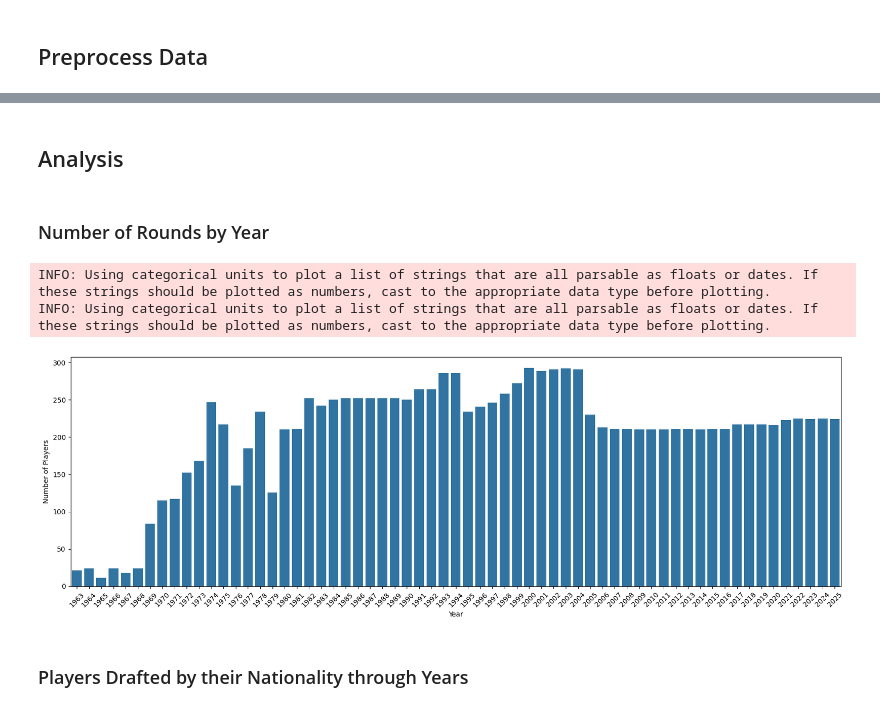
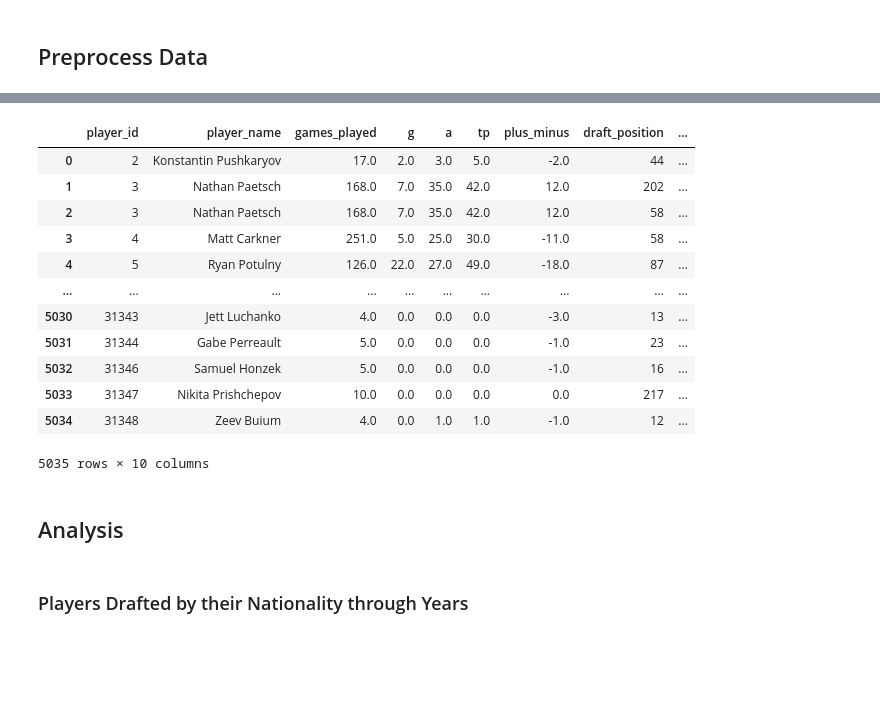
Before and after one commit to honzaz1234/elite, a Jupyter notebook: reports/drafts.ipynb, the cells around one changed output, grey strips where cells are left out. Saved outputs shown, nothing was run; the diff lists cells and outputs as text; code cells hidden in the pictures; blank space fills up the shorter version.

```diff
--- a/reports/drafts.ipynb
+++ b/reports/drafts.ipynb
@@ -126,23 +265,23 @@ draft_info[draft_info['draft_year'] == 1975]
+# %%
+player_stats_overall_nhl
+# %% [output]
+|  | player_id | player_name | games_played | g | a | tp | plus_minus | draft_position | ... |
+| 0 | 2 | Konstantin Pushkaryov | 17.0 | 2.0 | 3.0 | 5.0 | -2.0 | 44 | ... |
+| 1 | 3 | Nathan Paetsch | 168.0 | 7.0 | 35.0 | 42.0 | 12.0 | 202 | ... |
+| 2 | 3 | Nathan Paetsch | 168.0 | 7.0 | 35.0 | 42.0 | 12.0 | 58 | ... |
+| 3 | 4 | Matt Carkner | 251.0 | 5.0 | 25.0 | 30.0 | -11.0 | 58 | ... |
+| 4 | 5 | Ryan Potulny | 126.0 | 22.0 | 27.0 | 49.0 | -18.0 | 87 | ... |
+| ... | ... | ... | ... | ... | ... | ... | ... | ... | ... |
+| 5030 | 31343 | Jett Luchanko | 4.0 | 0.0 | 0.0 | 0.0 | -3.0 | 13 | ... |
+| 5031 | 31344 | Gabe Perreault | 5.0 | 0.0 | 0.0 | 0.0 | -1.0 | 23 | ... |
+| 5032 | 31346 | Samuel Honzek | 5.0 | 0.0 | 0.0 | 0.0 | -1.0 | 16 | ... |
+| 5033 | 31347 | Nikita Prishchepov | 10.0 | 0.0 | 0.0 | 0.0 | 0.0 | 217 | ... |
+| 5034 | 31348 | Zeev Buium | 4.0 | 0.0 | 1.0 | 1.0 | -1.0 | 12 | ... |
+5035 rows × 10 columns
 # %%
 active_players = df.loc[df['season']=='2023-2024', 'player_id'].to_list()
 non_active_players = list(set(df['player_id'].to_list()) - set(active_players))
 # %% [markdown]
 ## Analysis
-# %% [markdown]
-### Number of Rounds by Year
-# %%
-plt.figure(figsize=(20, 6))
-sns.barplot(
-    drafts[['draft_year', 'player_id']].groupby('draft_year').nunique().reset_index(),
-    x="draft_year", y="player_id"
-    )
-plt.xticks(rotation=45)
-plt.xlabel("Year")
-plt.ylabel("Number of Players")
-plt.show()
-# %% [output]
-INFO: Using categorical units to plot a list of strings that are all parsable as floats or dates. If these strings should be plotted as numbers, cast to the appropriate data type before plotting.
-INFO: Using categorical units to plot a list of strings that are all parsable as floats or dates. If these strings should be plotted as numbers, cast to the appropriate data type before plotting.
-[figure, removed]
 # %% [markdown]
 ### Players Drafted by their Nationality through Years
```
Also changed, not shown: parts of 29 cells of this notebook.
